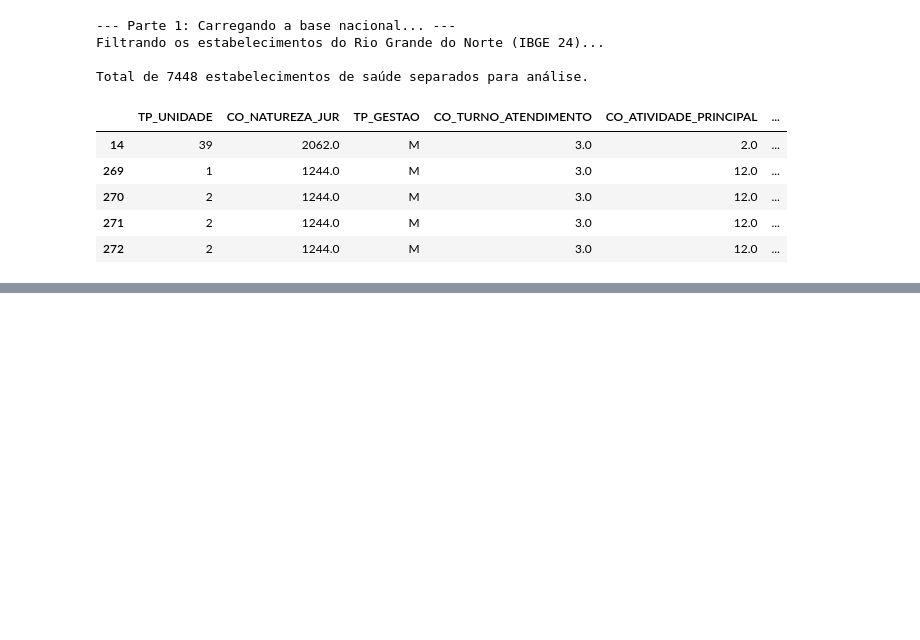
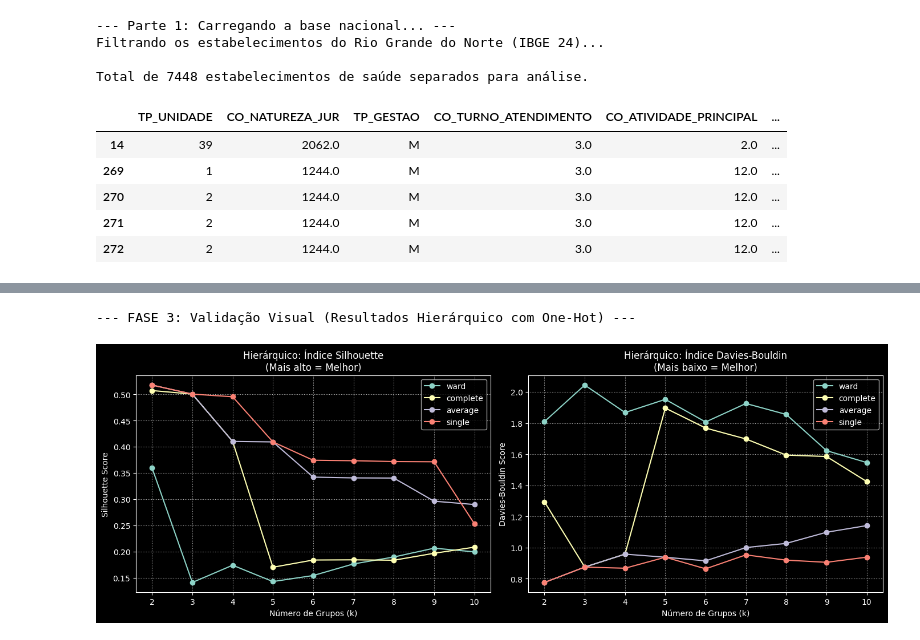
Before and after one commit to fabriciogmaraes/clusterizacao-sus-rn, a Jupyter notebook: estabelecimentos_sus.ipynb, the cells around one changed output, grey strips where cells are left out. Saved outputs shown, nothing was run; the diff lists cells and outputs as text; code cells hidden in the pictures; blank space fills up the shorter version.

```diff
--- a/estabelecimentos_sus.ipynb
+++ b/estabelecimentos_sus.ipynb
@@ -405,0 +454,48 @@ A Fase 2 está finalizada!
+# %%
+import pandas as pd
+import matplotlib.pyplot as plt
+
+print("\n--- FASE 3: Validação Visual (Resultados Hierárquico com One-Hot) ---\n")
+
+#Carregando os resultados do Hierárquico:
+df_hc = pd.read_csv('resultados_hierarquico_sus.csv')
+linkages = df_hc['linkage'].unique()
+
+#Configurando a tela:
+plt.figure(figsize=(14, 5))
+
+
+#Gráfico 1: Índice Silhouette (Valor mais ALTO)
+plt.subplot(1, 2, 1)
+for link in linkages:
+    df_plot = df_hc[df_hc['linkage'] == link]
+    plt.plot(df_plot['k'], df_plot['silhouette'], marker='o', label=link)
+
+plt.title('Hierárquico: Índice Silhouette\n(Mais alto = Melhor)')
+plt.xlabel('Número de Grupos (k)')
+plt.ylabel('Silhouette Score')
+plt.xticks(range(2, 11))
+plt.grid(True, linestyle=':', alpha=0.7)
+plt.legend()
+
+
+#Gráfico 2: Davies-Bouldin (Valor mais BAIXO)
+plt.subplot(1, 2, 2)
+for link in linkages:
+    df_plot = df_hc[df_hc['linkage'] == link]
+    plt.plot(df_plot['k'], df_plot['db'], marker='o', label=link)
+
+plt.title('Hierárquico: Índice Davies-Bouldin\n(Mais baixo = Melhor)')
+plt.xlabel('Número de Grupos (k)')
+plt.ylabel('Davies-Bouldin Score')
+plt.xticks(range(2, 11))
+plt.grid(True, linestyle=':', alpha=0.7)
+plt.legend()
+
+
+plt.tight_layout()
+plt.savefig('grafico_fase3_hierarquico-onehot.png', dpi=300, bbox_inches='tight')
+plt.show()
+# %% [output]
+--- FASE 3: Validação Visual (Resultados Hierárquico com One-Hot) ---
+[figure, added]
```
Also changed, not shown: parts of 14 cells of this notebook, 12 other files.
